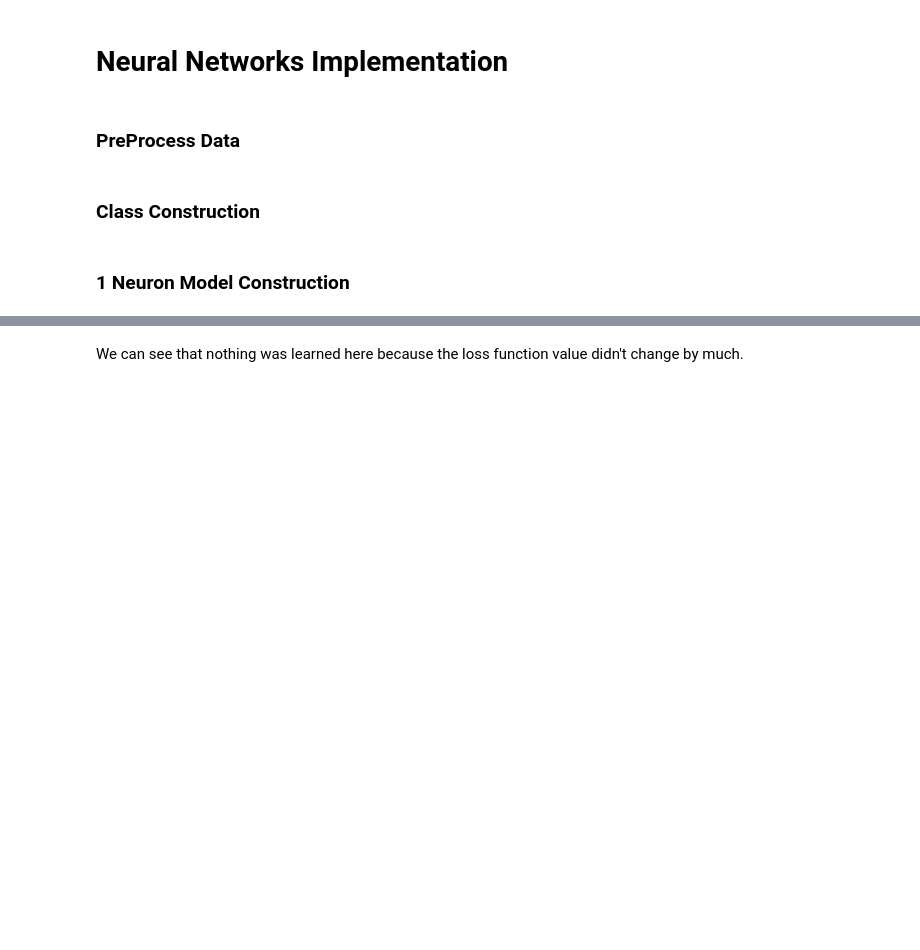
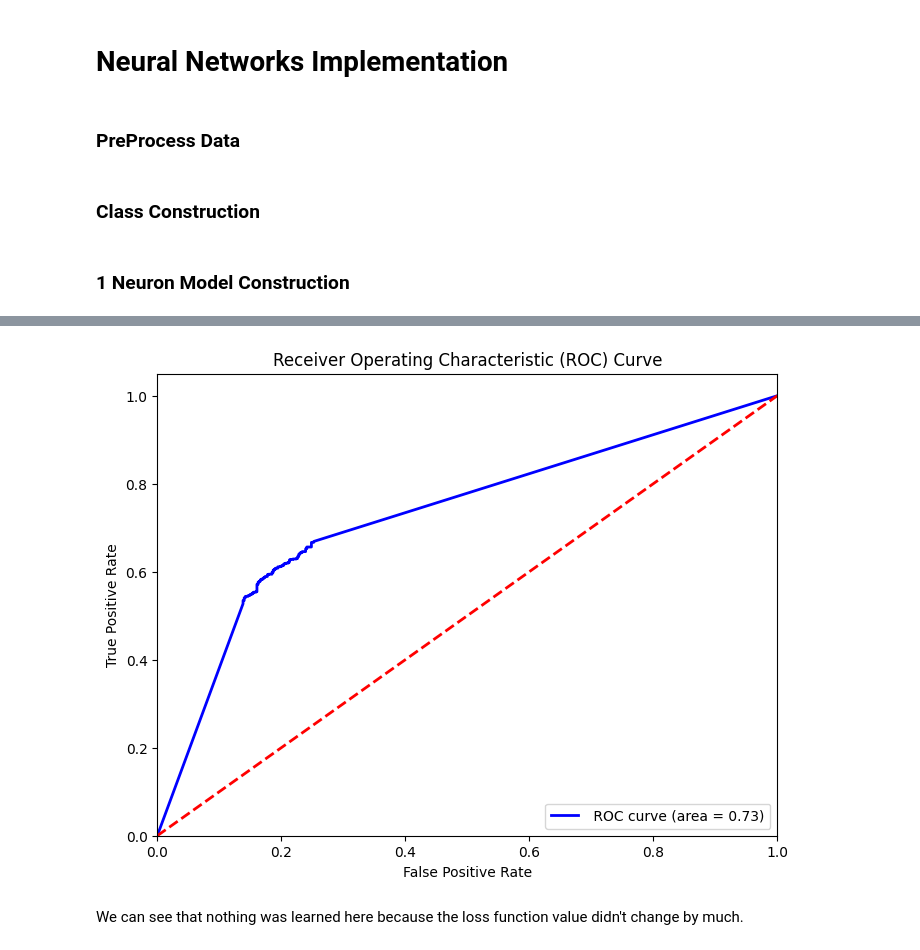
Before and after one commit to XixWISExiX/UFC-Predictor, a Jupyter notebook: NeuralNetworks.ipynb, the cells around one changed output, grey strips where cells are left out. Saved outputs shown, nothing was run; the diff lists cells and outputs as text; code cells hidden in the pictures; blank space fills up the shorter version.

```diff
--- a/NeuralNetworks.ipynb
+++ b/NeuralNetworks.ipynb
@@ -133,5 +103,7 @@ epochs = 1000
 model1 = NeuralNetwork(input_size, hidden_size, output_size, learning_rate)
 model1.train(np.array(X_train), np.array(y_train), epochs)
 predictions1 = np.array(model1.predict(X_valid))
-print("Model Accuracy", model1.validate(predictions1, y_valid))
+print()
+modelAnalyzer.printPrediction(predictions1, y_valid)
+modelAnalyzer.plot_roc_auc(predictions1, y_valid)
 # %% [output]
@@ -149,3 +127,4 @@ Model Accuracy 0.6272666218938885
+[figure, added]
 # %% [markdown]
 We can see that nothing was learned here because the loss function value didn't change by much.
 # %%
```
Also changed, not shown: parts of 25 cells of this notebook, 5 other files.
